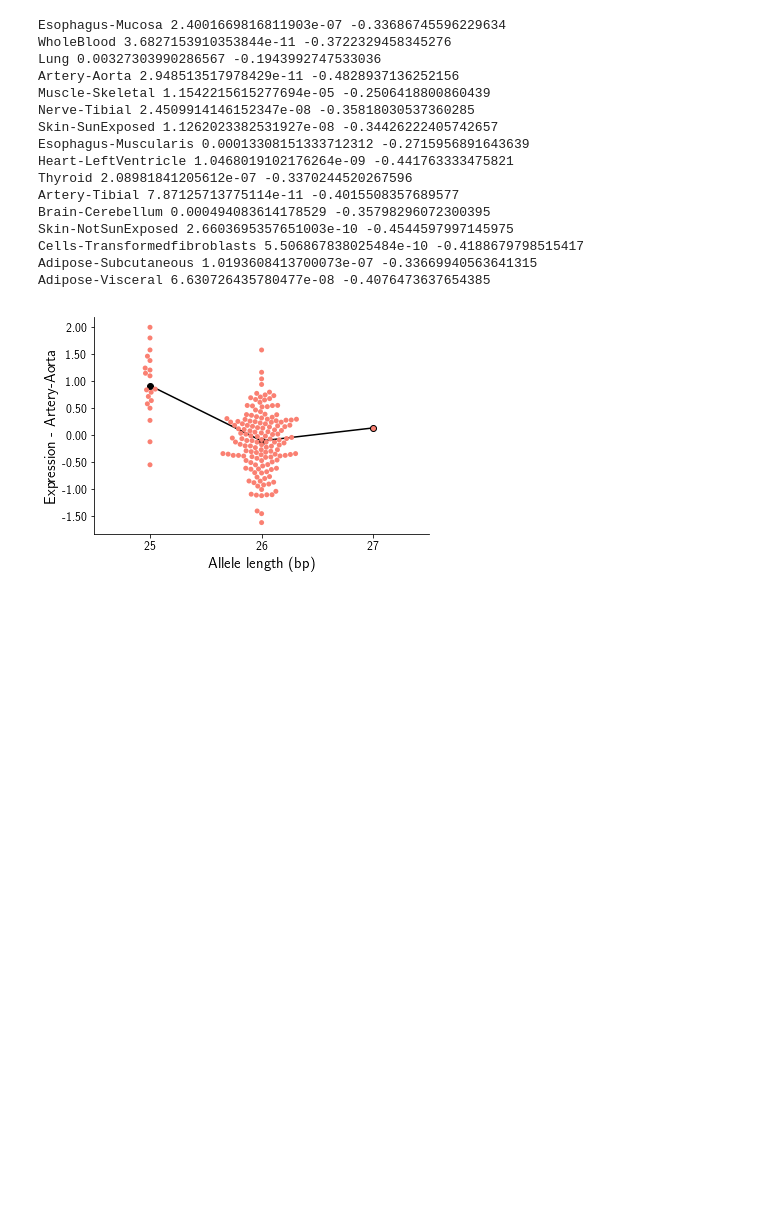
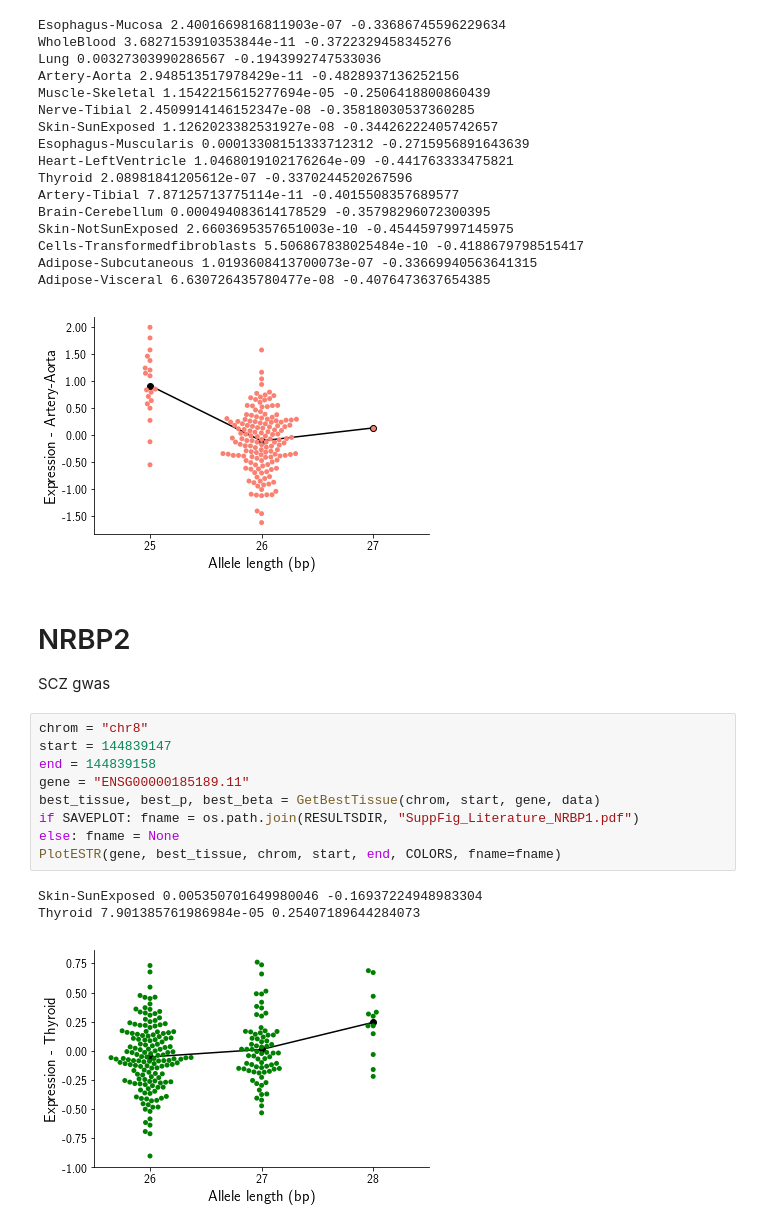
Before and after one commit to gymreklab/gtex-estrs-paper, a Jupyter notebook: Figures/eSTRLiteratureExamples.ipynb, the cells around one changed output. Cells and saved outputs as stored; diff of their text form; blank space fills up the shorter version.

```diff
--- a/Figures/eSTRLiteratureExamples.ipynb
+++ b/Figures/eSTRLiteratureExamples.ipynb
@@ -809,3 +809,19 @@ Cells-Transformedfibroblasts 5.506867838025484e-10 -0.4188679798515417
 Adipose-Subcutaneous 1.0193608413700073e-07 -0.33669940563641315
 Adipose-Visceral 6.630726435780477e-08 -0.4076473637654385
 [figure]
+# %% [markdown]
+# NRBP2
+SCZ gwas
+# %%
+chrom = "chr8"
+start = 144839147
+end = 144839158
+gene = "ENSG00000185189.11"
+best_tissue, best_p, best_beta = GetBestTissue(chrom, start, gene, data)
+if SAVEPLOT: fname = os.path.join(RESULTSDIR, "SuppFig_Literature_NRBP1.pdf")
+else: fname = None
+PlotESTR(gene, best_tissue, chrom, start, end, COLORS, fname=fname)
+# %% [output]
+Skin-SunExposed 0.005350701649980046 -0.16937224948983304
+Thyroid 7.901385761986984e-05 0.25407189644284073
+[figure, added]
```
Also changed, not shown: parts of 41 cells of this notebook, 5 other files.
